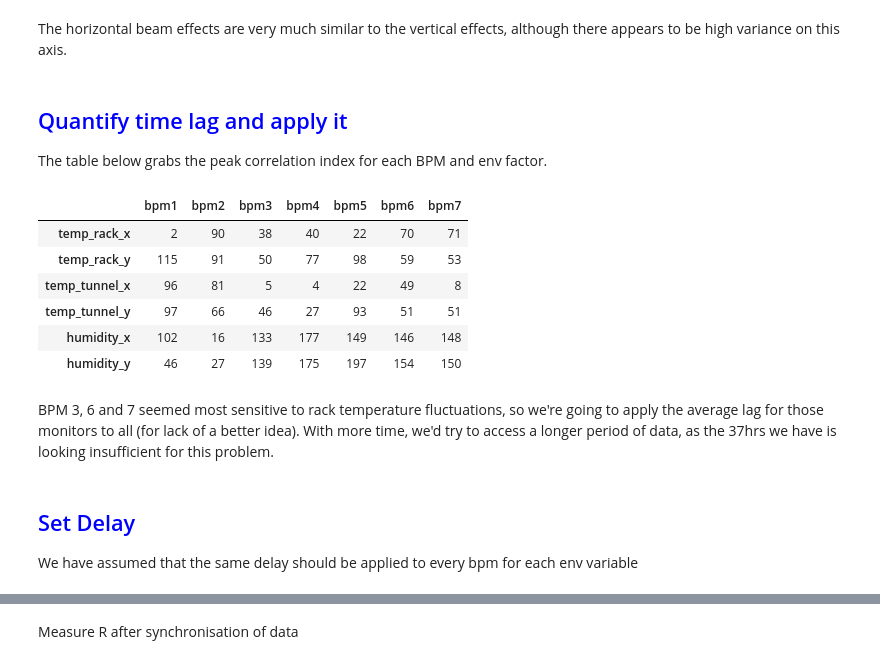
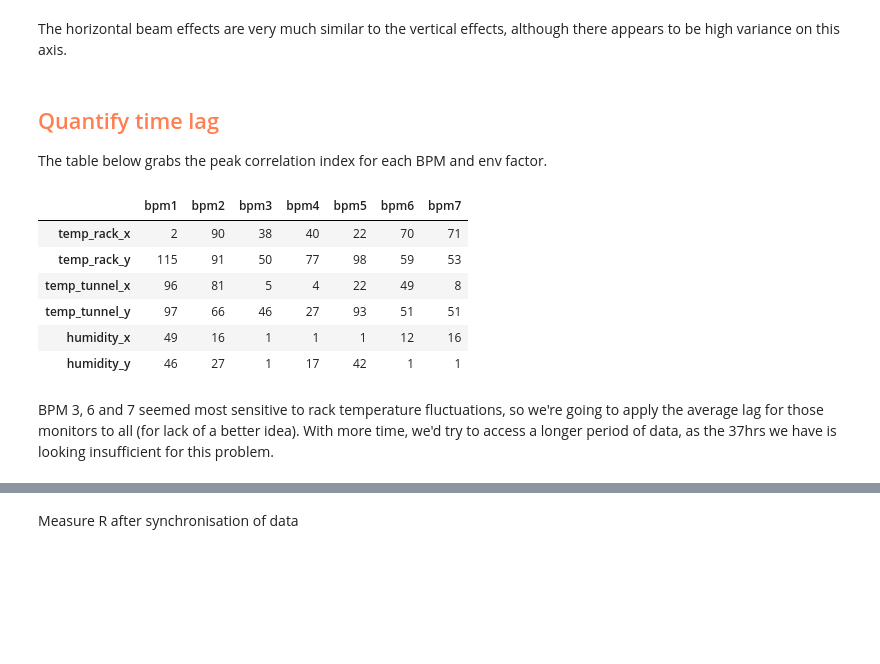
Before and after one commit to 20spaghetti/Electron-Beam-Position-Drift-Study, a Jupyter notebook: Electron Beam Position Drift Study.ipynb, the cells around one changed output, grey strips where cells are left out. Cells and saved outputs as stored; diff of their text form; code cells hidden in the pictures; blank space fills up the shorter version.

```diff
--- a/Electron Beam Position Drift Study.ipynb
+++ b/Electron Beam Position Drift Study.ipynb
@@ -656,7 +674,7 @@ plt.show()
 # %% [markdown]
 The horizontal beam effects are very much similar to the vertical effects, although there appears to be high variance on this axis.
 # %% [markdown]
-## <font color='blue'> Quantify time lag and apply it </font>
+## <font color='coral'> Quantify time lag </font>
 
 The table below grabs the peak correlation index for each BPM and env factor.
 # %%
@@ -664,43 +682,40 @@ The table below grabs the peak correlation index for each BPM and env factor.
 
 delay_track_y = cor_lag_y.iloc[0:150,0:7].abs().idxmax()
 delay_track_y = delay_track_y.reset_index()[0]
 
 delay_ttunnel_y = cor_lag_y.iloc[0:100,7:14].abs().idxmax()
 delay_ttunnel_y = delay_ttunnel_y.reset_index()[0]
 
-delay_humid_y = cor_lag_y.iloc[0:200,14:21].abs().idxmax()
+delay_humid_y = cor_lag_y.iloc[0:50,14:21].abs().idxmax()
 delay_humid_y = delay_humid_y.reset_index()[0]
 
 delay_track_x = cor_lag_x.iloc[0:150,0:7].abs().idxmax()
 delay_track_x = delay_track_x.reset_index()[0]
 
 delay_ttunnel_x = cor_lag_x.iloc[0:100,7:14].abs().idxmax()
 delay_ttunnel_x = delay_ttunnel_x.reset_index()[0]
 
-delay_humid_x = cor_lag_x.iloc[0:200,14:21].abs().idxmax()
+delay_humid_x = cor_lag_x.iloc[0:50,14:21].abs().idxmax()
 delay_humid_x = delay_humid_x.reset_index()[0]
 
-delay_y = pd.DataFrame({
+delay = pd.DataFrame({
     'temp_rack_x': delay_track_x,
     'temp_rack_y': delay_track_y,
     'temp_tunnel_x': delay_ttunnel_x,
     'temp_tunnel_y': delay_ttunnel_y,
     'humidity_x': delay_humid_x,
     'humidity_y': delay_humid_y
 })
-delay_y = delay_y.T
-delay_y.columns = ['bpm1', 'bpm2', 'bpm3', 'bpm4', 'bpm5', 'bpm6', 'bpm7']
-delay_y
+delay = delay.T
+delay.columns = ['bpm1', 'bpm2', 'bpm3', 'bpm4', 'bpm5', 'bpm6', 'bpm7']
+delay
 # %% [output]
 |  | bpm1 | bpm2 | bpm3 | bpm4 | bpm5 | bpm6 | bpm7 |
 | temp_rack_x | 2 | 90 | 38 | 40 | 22 | 70 | 71 |
 | temp_rack_y | 115 | 91 | 50 | 77 | 98 | 59 | 53 |
 | temp_tunnel_x | 96 | 81 | 5 | 4 | 22 | 49 | 8 |
 | temp_tunnel_y | 97 | 66 | 46 | 27 | 93 | 51 | 51 |
-| humidity_x | 102 | 16 | 133 | 177 | 149 | 146 | 148 |
-| humidity_y | 46 | 27 | 139 | 175 | 197 | 154 | 150 |
+| humidity_x | 49 | 16 | 1 | 1 | 1 | 12 | 16 |
+| humidity_y | 46 | 27 | 1 | 17 | 42 | 1 | 1 |
 # %% [markdown]
 BPM 3, 6 and 7 seemed most sensitive to rack temperature fluctuations, so we're going to apply the average lag for those monitors to all (for lack of a better idea). With more time, we'd try to access a longer period of data, as the 37hrs we have is looking insufficient for this problem.
-# %% [markdown]
-## <font color=blue>Set Delay</font>
-We have assumed that the same delay should be applied to every bpm for each env variable
```
Also changed, not shown: parts of 22 cells of this notebook.
